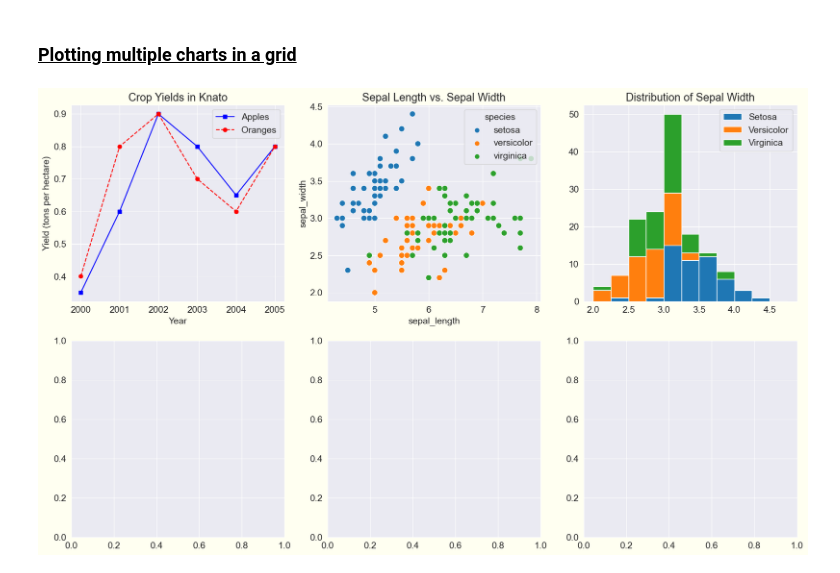
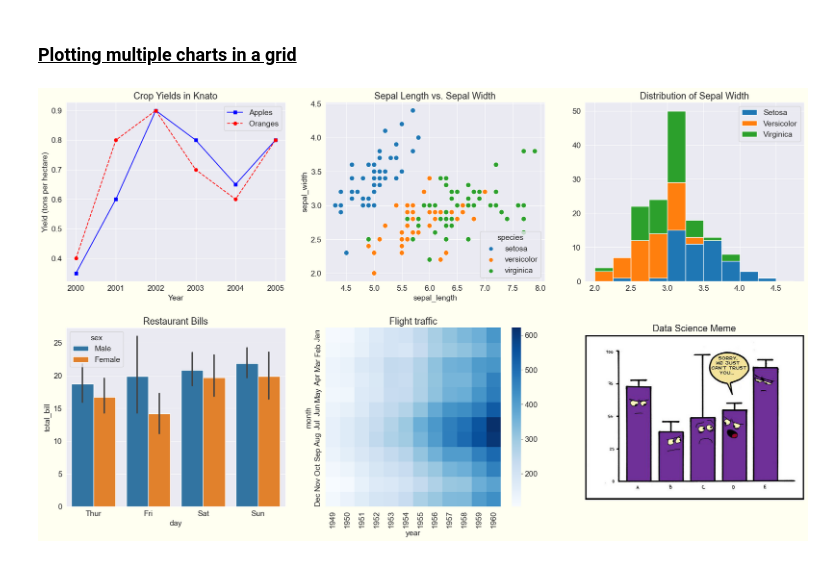
Before and after one commit to TaeMochi12/Data-Analysis, a Jupyter notebook: matplotlibandseaborn.ipynb, the cells around one changed output. Cells and saved outputs as stored; diff of their text form; code cells hidden in the pictures.

```diff
--- a/matplotlibandseaborn.ipynb
+++ b/matplotlibandseaborn.ipynb
@@ -400,30 +400,45 @@ plt.imshow(img_array[125:440,112:320]);
 # %%
 fig,axes=plt.subplots(2,3,figsize=(20,12))
 
 #Use the axes for plotting
 axes[0,0].plot(years,apples,'s-b')
 axes[0,0].plot(years,oranges,'o--r')
 axes[0,0].set_xlabel('Year')
 axes[0,0].set_ylabel('Yield (tons per hectare)')
 axes[0,0].legend(['Apples','Oranges'])
 axes[0,0].set_title('Crop Yields in Knato');
 
 #Pass the axes into seaborn
 axes[0,1].set_title('Sepal Length vs. Sepal Width')
 sns.scatterplot(x=flowers_df.sepal_length,
                 y=flowers_df.sepal_width,
                 hue=flowers_df.species,
                 s=80,
                 ax=axes[0,1]
                     );
 
 #Use the axes for plotting
 axes[0,2].set_title('Distribution of Sepal Width')
 axes[0,2].hist([setosa_df.sepal_width,versicolor_df.sepal_width,virginica_df.sepal_width],
                bins=np.arange(2,5,0.25),
                stacked=True);
 axes[0,2].legend(['Setosa','Versicolor','Virginica']);
 
 #Pass the axes into seaborn
+axes[1,0].set_title('Restaurant Bills')
+sns.barplot(x='day',y='total_bill',hue='sex',data=tips_df,ax=axes[1,0]);
+
+#Pass the axes into seaborn
+axes[1,1].set_title('Flight traffic')
+sns.heatmap(flights_df,cmap='Blues',ax=axes[1,1]);
+
+#Plot an image using the axes
+axes[1,2].set_title('Data Science Meme')
+axes[1,2].imshow(img)
+axes[1,2].grid(False)
+axes[1,2].set_xticks([])
+axes[1,2].set_yticks([])
+
+plt.tight_layout(pad=2);
 # %% [output]
-[figure, old version]
+[figure, new version]
```
Also changed, not shown: parts of 4 cells of this notebook.
